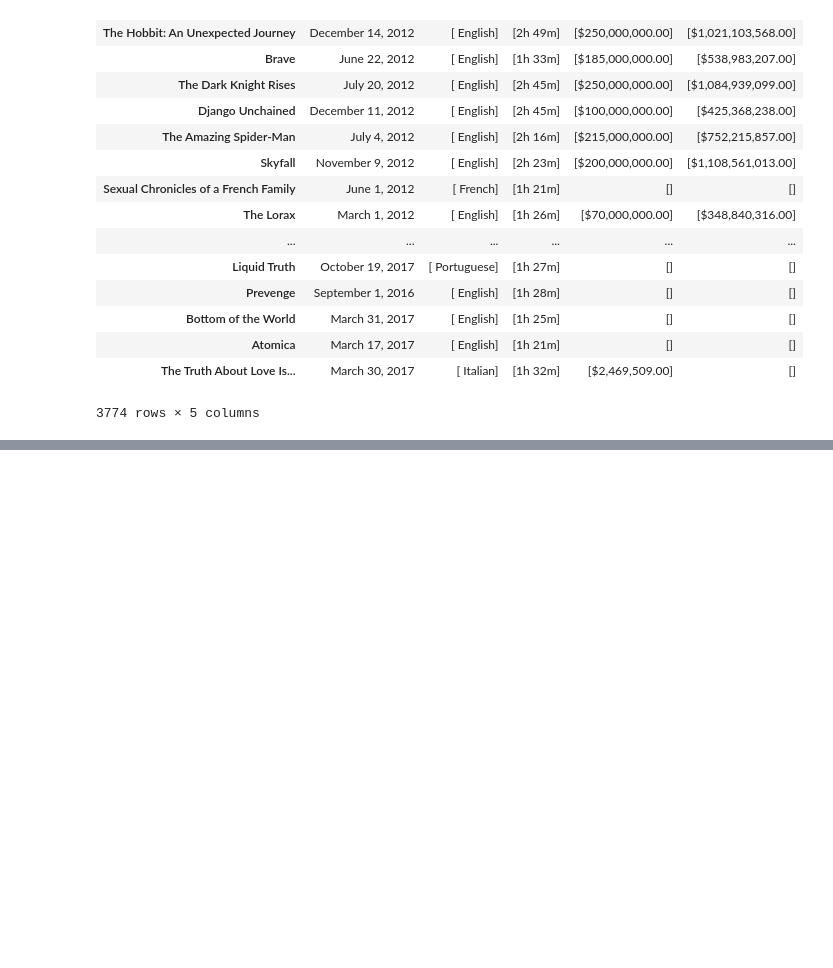
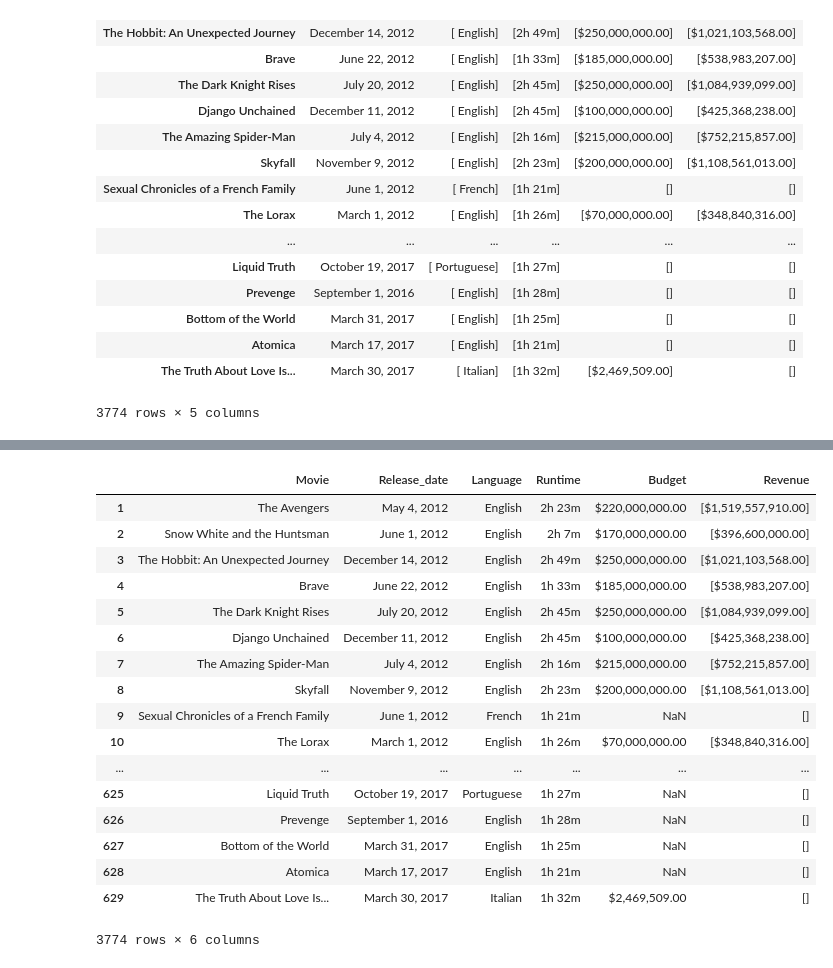
Before and after one commit to cicisongze/Movie_analysis_project, a Jupyter notebook: TMDB web scraping.ipynb, the cells around one changed output, grey strips where cells are left out. Saved outputs shown, nothing was run; the diff lists cells and outputs as text; code cells hidden in the pictures; blank space fills up the shorter version.

```diff
--- a/TMDB web scraping.ipynb
+++ b/TMDB web scraping.ipynb
@@ -582,0 +636,26 @@ df.set_index('Movie')
+# %%
+for i in range(len(df['Budget'])):
+    if df.iloc[i]['Budget'] == []:
+        df.iloc[i]['Budget'] = np.nan
+    else:
+        df.iloc[i]['Budget'] = df.iloc[i]['Budget'][0]
+df
+# %% [output]
+|  | Movie | Release_date | Language | Runtime | Budget | Revenue |
+| 1 | The Avengers | May 4, 2012 | English | 2h 23m | $220,000,000.00 | [$1,519,557,910.00] |
+| 2 | Snow White and the Huntsman | June 1, 2012 | English | 2h 7m | $170,000,000.00 | [$396,600,000.00] |
+| 3 | The Hobbit: An Unexpected Journey | December 14, 2012 | English | 2h 49m | $250,000,000.00 | [$1,021,103,568.00] |
+| 4 | Brave | June 22, 2012 | English | 1h 33m | $185,000,000.00 | [$538,983,207.00] |
+| 5 | The Dark Knight Rises | July 20, 2012 | English | 2h 45m | $250,000,000.00 | [$1,084,939,099.00] |
+| 6 | Django Unchained | December 11, 2012 | English | 2h 45m | $100,000,000.00 | [$425,368,238.00] |
+| 7 | The Amazing Spider-Man | July 4, 2012 | English | 2h 16m | $215,000,000.00 | [$752,215,857.00] |
+| 8 | Skyfall | November 9, 2012 | English | 2h 23m | $200,000,000.00 | [$1,108,561,013.00] |
+| 9 | Sexual Chronicles of a French Family | June 1, 2012 | French | 1h 21m | NaN | [] |
+| 10 | The Lorax | March 1, 2012 | English | 1h 26m | $70,000,000.00 | [$348,840,316.00] |
+| ... | ... | ... | ... | ... | ... | ... |
+| 625 | Liquid Truth | October 19, 2017 | Portuguese | 1h 27m | NaN | [] |
+| 626 | Prevenge | September 1, 2016 | English | 1h 28m | NaN | [] |
+| 627 | Bottom of the World | March 31, 2017 | English | 1h 25m | NaN | [] |
+| 628 | Atomica | March 17, 2017 | English | 1h 21m | NaN | [] |
+| 629 | The Truth About Love Is... | March 30, 2017 | Italian | 1h 32m | $2,469,509.00 | [] |
+3774 rows × 6 columns
```
Also changed, not shown: parts of 7 cells of this notebook.
